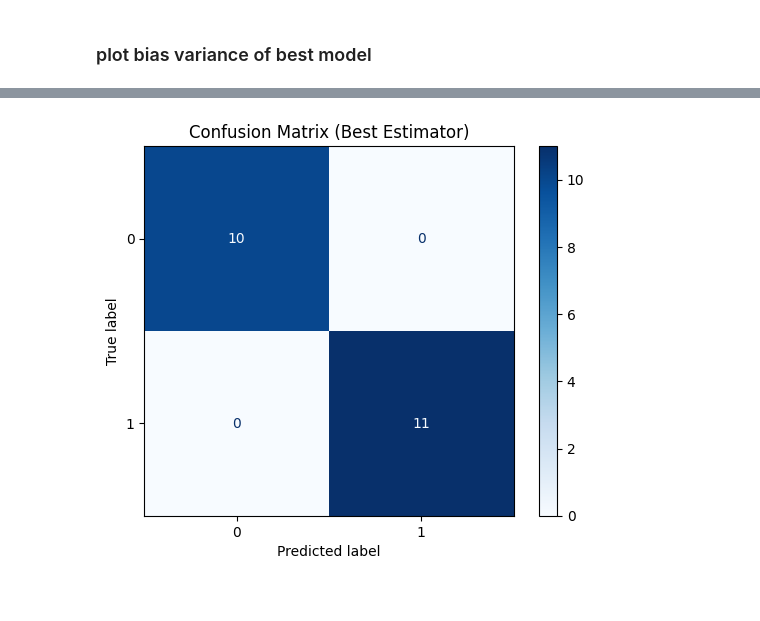
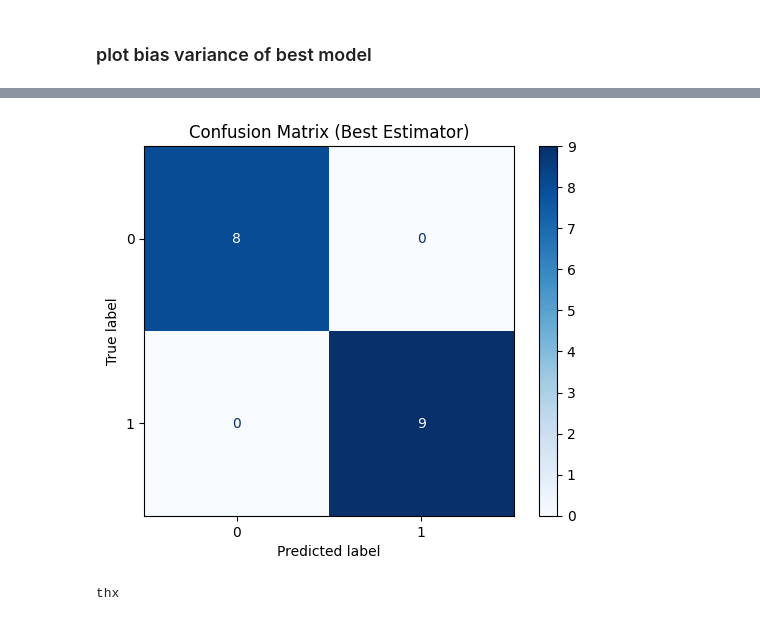
Before and after one commit to novodevz/ml_final_proj, a Jupyter notebook: final_proj.ipynb, the cells around one changed output, grey strips where cells are left out. Drawn from its saved outputs; the diff is of its cells as text; code cells hidden in the pictures.

```diff
--- a/final_proj.ipynb
+++ b/final_proj.ipynb
@@ -438,7 +438,7 @@ RAND=99
 from sklearn.model_selection import train_test_split
 
 X_train, X_test, y_train, y_test = train_test_split(
-    X, y, test_size=0.25, random_state=RAND, stratify=y
+    X, y, test_size=0.2, random_state=RAND, stratify=y
 )
 # %% [markdown]
 ### data scaling
@@ -561,7 +611,7 @@ def run_lg(prm_grd: dict, rnd: int):
         (
             'logreg',
             LogisticRegression(
-                solver='saga', max_iter=1000, random_state=rnd
+                solver='saga', max_iter=1000, tol=0.0005, random_state=rnd
             ),
         ),
     ])
@@ -592,11 +642,9 @@ def run_lg(prm_grd: dict, rnd: int):
     y_pred_logreg = best_logreg.predict(X_test)
 
     test_acc_lr = accuracy_score(y_test, y_pred_logreg)
-    test_f1_lr = f1_score(y_test, y_pred_logreg, average='macro')
 
     print("\n=== Final Test Set Evaluation (Logistic Regression) ===")
     print(f"Test Accuracy:    {test_acc_lr:.4f}")
-    print(f"Test Macro F1:   {test_f1_lr:.4f}")
 
     return grid_search_logreg
 # %%
@@ -771,27 +844,27 @@ plot_bias_variance_pca(grid_search_best_model_lock_pen_c)
 # %%
 import matplotlib.pyplot as plt
 from sklearn.metrics import ConfusionMatrixDisplay, confusion_matrix
 
 
-def get_and_plot_confusion_matrix(grid_search, X_test, y_test, labels=None):
-  """Generates and displays the Confusion Matrix for the best model from GridSearchCV."""
-  # 1. Get best model and make test set predictions
+def plt_cm(grid_search, X_test, y_test, labels=None):
   best_model = grid_search.best_estimator_
   y_pred = best_model.predict(X_test)
 
-  # 2. Compute confusion matrix array
   cm = confusion_matrix(y_test, y_pred)
 
-  # 3. Plot nicely
   disp = ConfusionMatrixDisplay(confusion_matrix=cm, display_labels=labels)
   disp.plot(cmap="Blues")
   plt.title("Confusion Matrix (Best Estimator)")
   plt.grid(False)
   plt.show()
 
   return cm
 
 
-cm_array = get_and_plot_confusion_matrix(grid_search_best_model, X_test, y_test)
+cm_array = plt_cm(grid_search_best_model, X_test, y_test)
 # %% [output]
-[figure, old version]
+[figure, new version]
+# %%
+print('thx')
+# %% [output]
+thx
```
Also changed, not shown: parts of 15 cells of this notebook.
